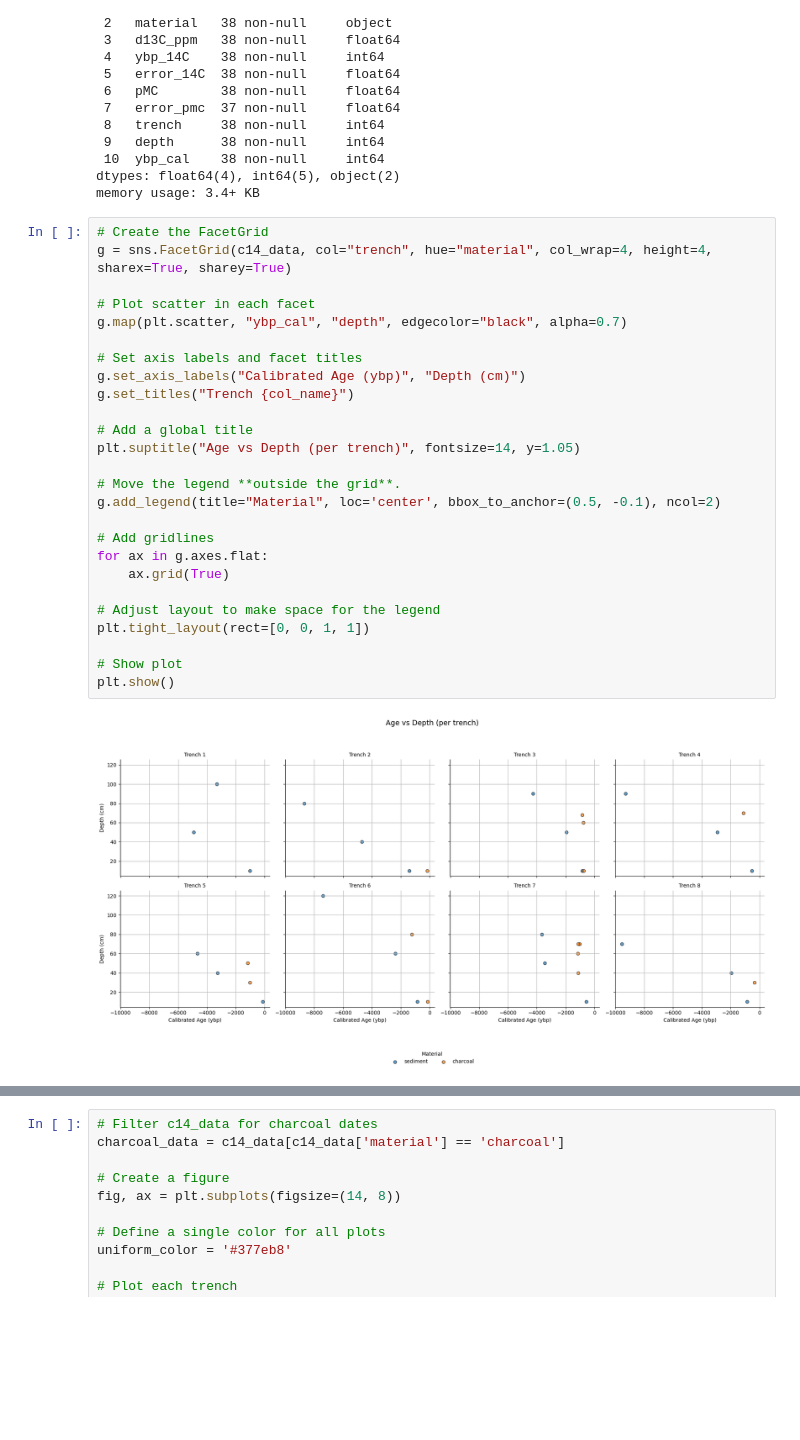
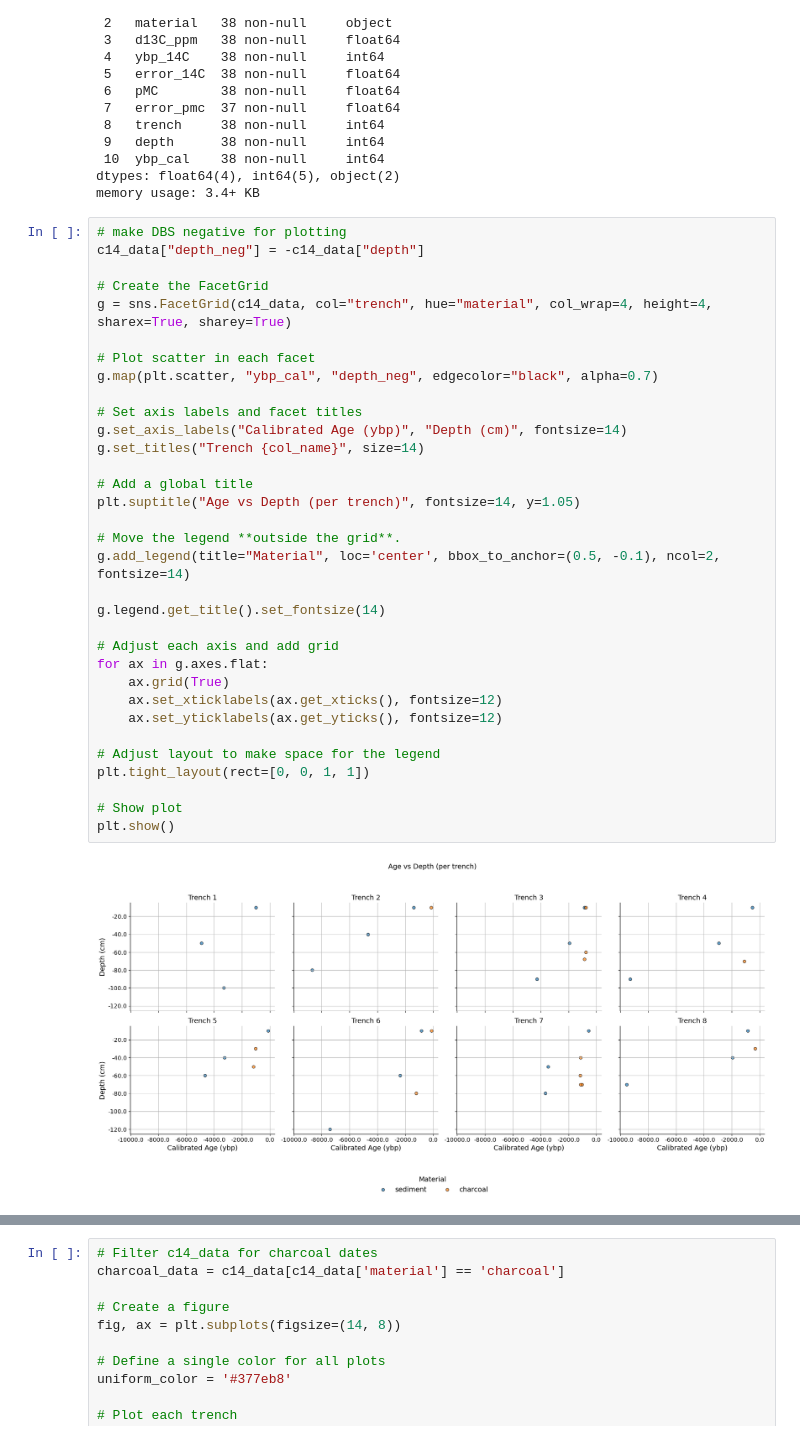
Before and after one commit to wccarleton/kkpp24, a Jupyter notebook: Src/kohker_pp24.ipynb, the cells around one changed output, grey strips where cells are left out. Drawn from its saved outputs; the diff is of its cells as text; blank space fills up the shorter version.

```diff
--- a/Src/kohker_pp24.ipynb
+++ b/Src/kohker_pp24.ipynb
@@ -368,33 +368,40 @@ Data columns (total 11 columns):
 dtypes: float64(4), int64(5), object(2)
 memory usage: 3.4+ KB
 # %%
+# make DBS negative for plotting
+c14_data["depth_neg"] = -c14_data["depth"]
+
 # Create the FacetGrid
 g = sns.FacetGrid(c14_data, col="trench", hue="material", col_wrap=4, height=4, sharex=True, sharey=True)
 
 # Plot scatter in each facet
-g.map(plt.scatter, "ybp_cal", "depth", edgecolor="black", alpha=0.7)
+g.map(plt.scatter, "ybp_cal", "depth_neg", edgecolor="black", alpha=0.7)
 
 # Set axis labels and facet titles
-g.set_axis_labels("Calibrated Age (ybp)", "Depth (cm)")
-g.set_titles("Trench {col_name}")
+g.set_axis_labels("Calibrated Age (ybp)", "Depth (cm)", fontsize=14)
+g.set_titles("Trench {col_name}", size=14)
 
 # Add a global title
 plt.suptitle("Age vs Depth (per trench)", fontsize=14, y=1.05)
 
 # Move the legend **outside the grid**.
-g.add_legend(title="Material", loc='center', bbox_to_anchor=(0.5, -0.1), ncol=2)
+g.add_legend(title="Material", loc='center', bbox_to_anchor=(0.5, -0.1), ncol=2, fontsize=14)
 
-# Add gridlines
+g.legend.get_title().set_fontsize(14)
+
+# Adjust each axis and add grid
 for ax in g.axes.flat:
     ax.grid(True)
+    ax.set_xticklabels(ax.get_xticks(), fontsize=12)
+    ax.set_yticklabels(ax.get_yticks(), fontsize=12)
 
 # Adjust layout to make space for the legend
 plt.tight_layout(rect=[0, 0, 1, 1])
 
 # Show plot
 plt.show()
 # %% [output]
-[figure, old version]
+[figure, new version]
 # %%
 fig, ax = plt.subplots(figsize=(8, 6))
 
```
Also changed, not shown: parts of 2 cells of this notebook, 17 other files.
